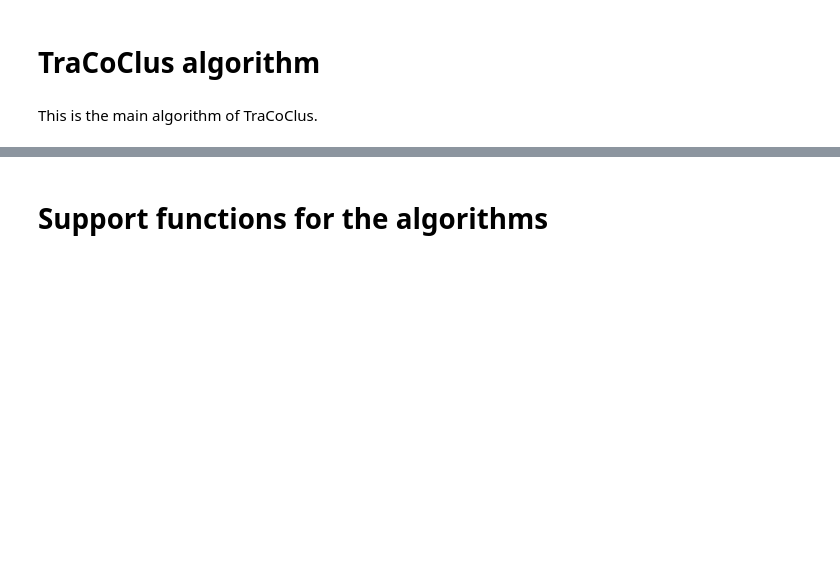
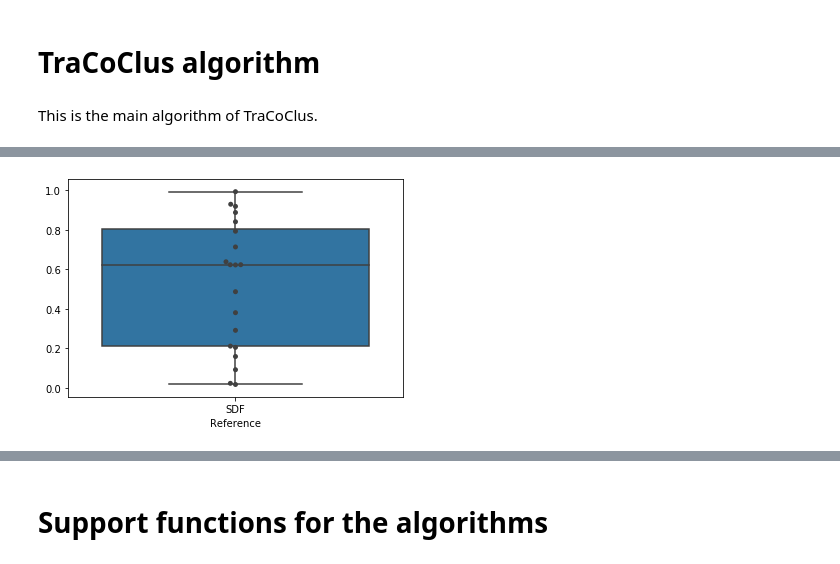
Before and after one commit to bigdata-ufsc/ss-ococlus, a Jupyter notebook: TRACOCLUS.ipynb, the cells around one changed output, grey strips where cells are left out. Saved outputs shown, nothing was run; the diff lists cells and outputs as text; code cells hidden in the pictures; blank space fills up the shorter version.

```diff
--- a/TRACOCLUS.ipynb
+++ b/TRACOCLUS.ipynb
@@ -1020,0 +1248,4 @@ class Performance():
+# %%
+show_boxplot()
+# %% [output]
+[figure, added]
```
Also changed, not shown: parts of 38 cells of this notebook.
